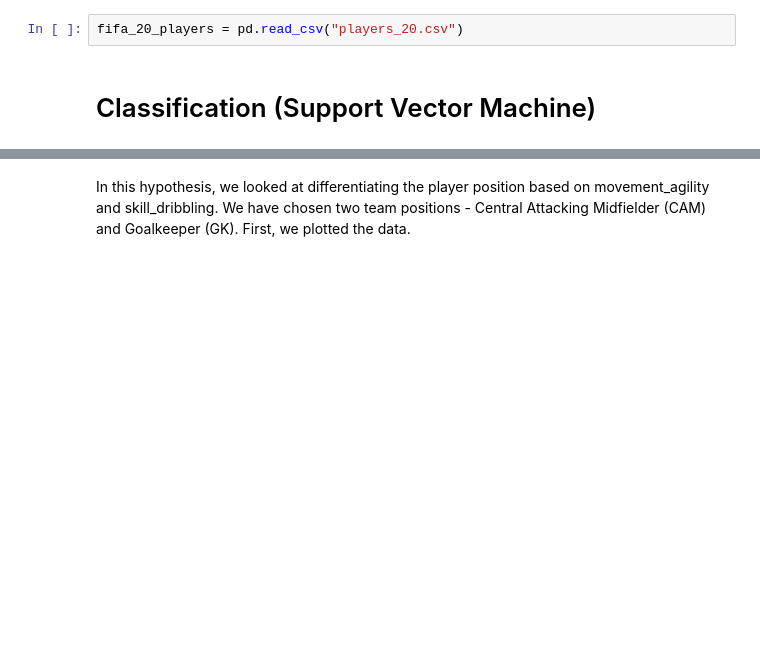
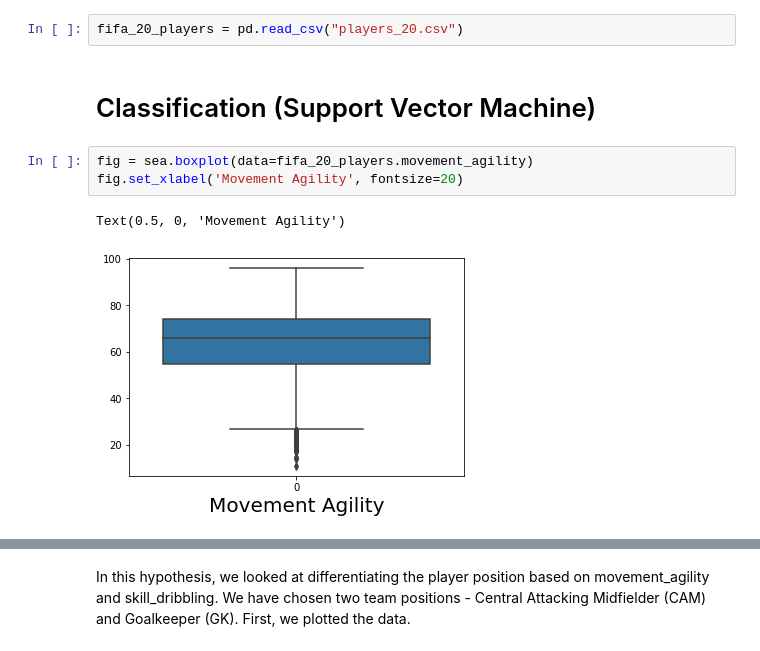
Before and after one commit to Patrik47/oznal, a Jupyter notebook: classification.ipynb, the cells around one changed output, grey strips where cells are left out. Cells and saved outputs as stored; diff of their text form; blank space fills up the shorter version.

```diff
--- a/classification.ipynb
+++ b/classification.ipynb
@@ -14,3 +14,9 @@ from pandas.api.types import is_numeric_dtype
 fifa_20_players = pd.read_csv("players_20.csv")
 # %% [markdown]
 # Classification (Support Vector Machine)
+# %%
+fig = sea.boxplot(data=fifa_20_players.movement_agility)
+fig.set_xlabel('Movement Agility', fontsize=20)
+# %% [output]
+Text(0.5, 0, 'Movement Agility')
+[figure, added]
```
Also changed, not shown: parts of 4 cells of this notebook, 1 other file.
